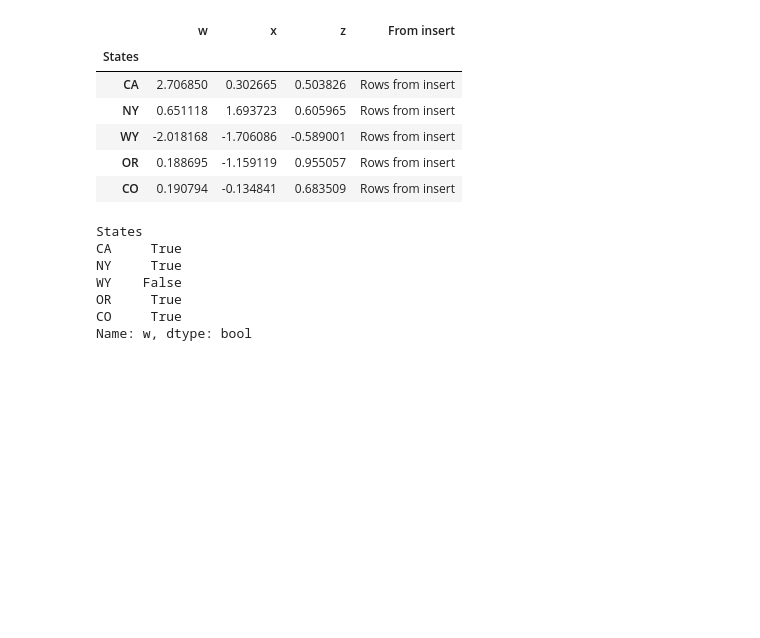
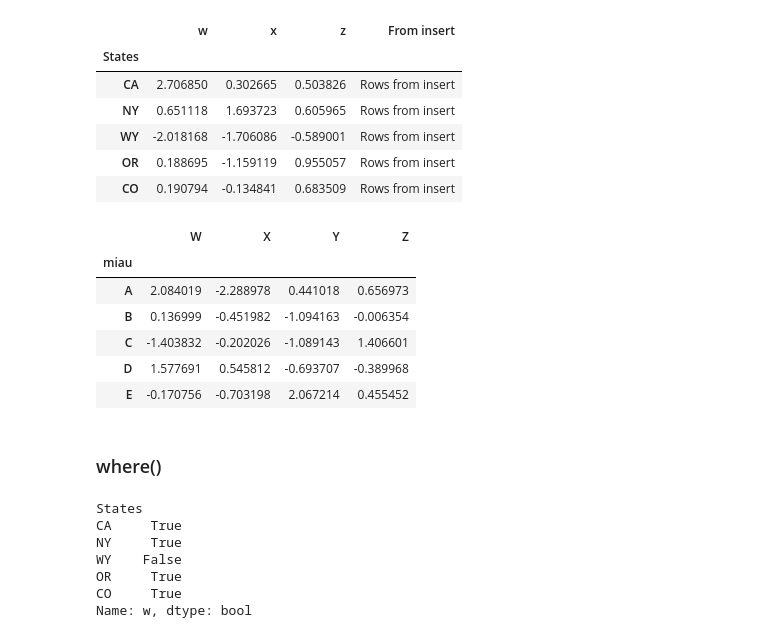
Before and after one commit to FerBOnzero/python-notebooks, a Jupyter notebook: 03-Python-for-Data-Analysis-Pandas/03-DataFrames.ipynb, the cells around one changed output. Drawn from its saved outputs; the diff is of its cells as text; code cells hidden in the pictures; blank space fills up the shorter version.

```diff
--- a/03-Python-for-Data-Analysis-Pandas/03-DataFrames.ipynb
+++ b/03-Python-for-Data-Analysis-Pandas/03-DataFrames.ipynb
@@ -633,6 +641,20 @@ df
 | WY | -2.018168 | -1.706086 | -0.589001 | Rows from insert |
 | OR | 0.188695 | -1.159119 | 0.955057 | Rows from insert |
 | CO | 0.190794 | -0.134841 | 0.683509 | Rows from insert |
+# %%
+df_index = pd.DataFrame(randn(5,4),index='A B C D E'.split(),columns='W X Y Z'.split())
+df_index.index.name = 'miau'
+df_index
+# %% [output]
+|  | W | X | Y | Z |
+| miau |  |  |  |  |
+| A | 2.084019 | -2.288978 | 0.441018 | 0.656973 |
+| B | 0.136999 | -0.451982 | -1.094163 | -0.006354 |
+| C | -1.403832 | -0.202026 | -1.089143 | 1.406601 |
+| D | 1.577691 | 0.545812 | -0.693707 | -0.389968 |
+| E | -0.170756 | -0.703198 | 2.067214 | 0.455452 |
+# %% [markdown]
+### where()
 # %%
 df_condition = df['w']>0
 df_condition
```
Also changed, not shown: parts of 23 cells of this notebook, 2 other files.
